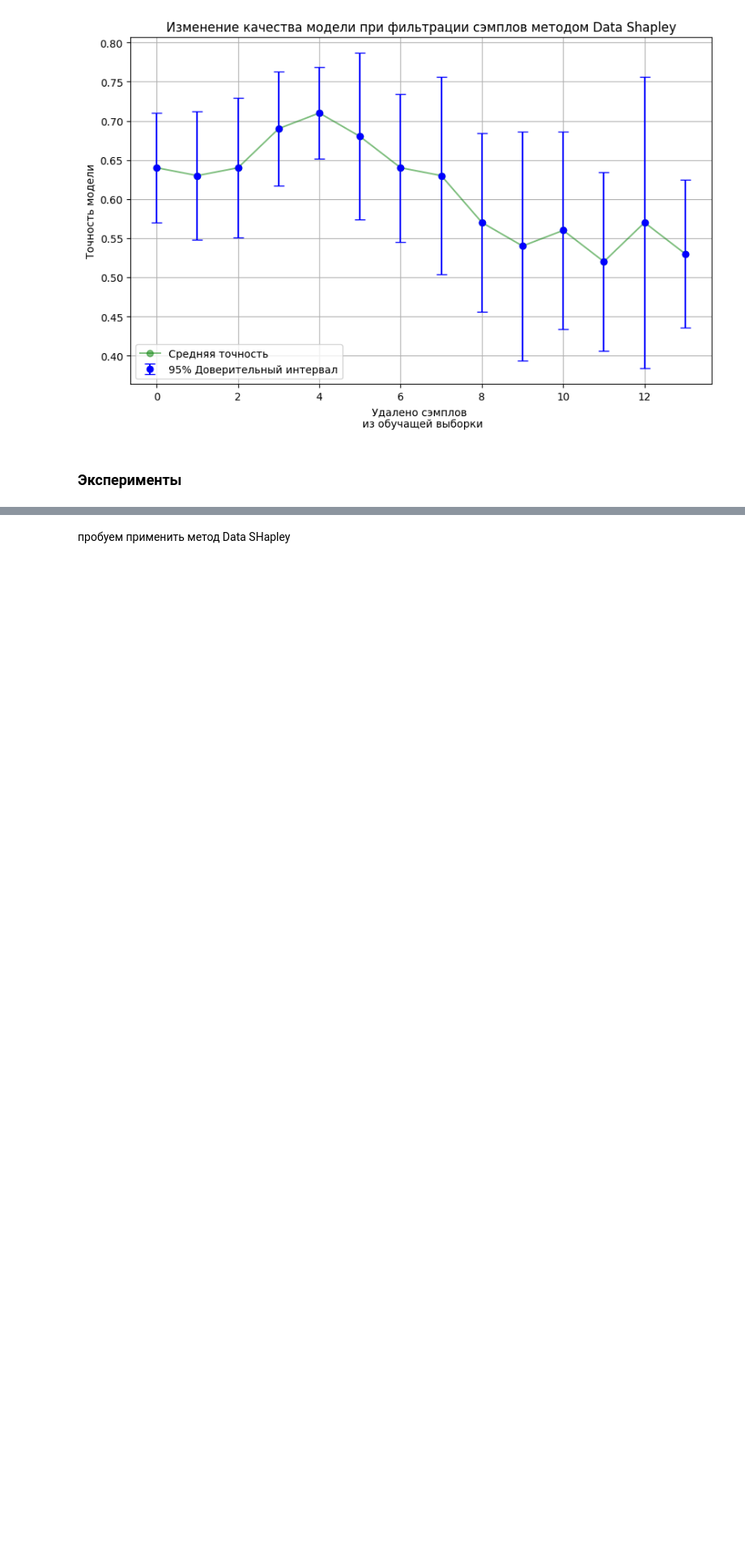
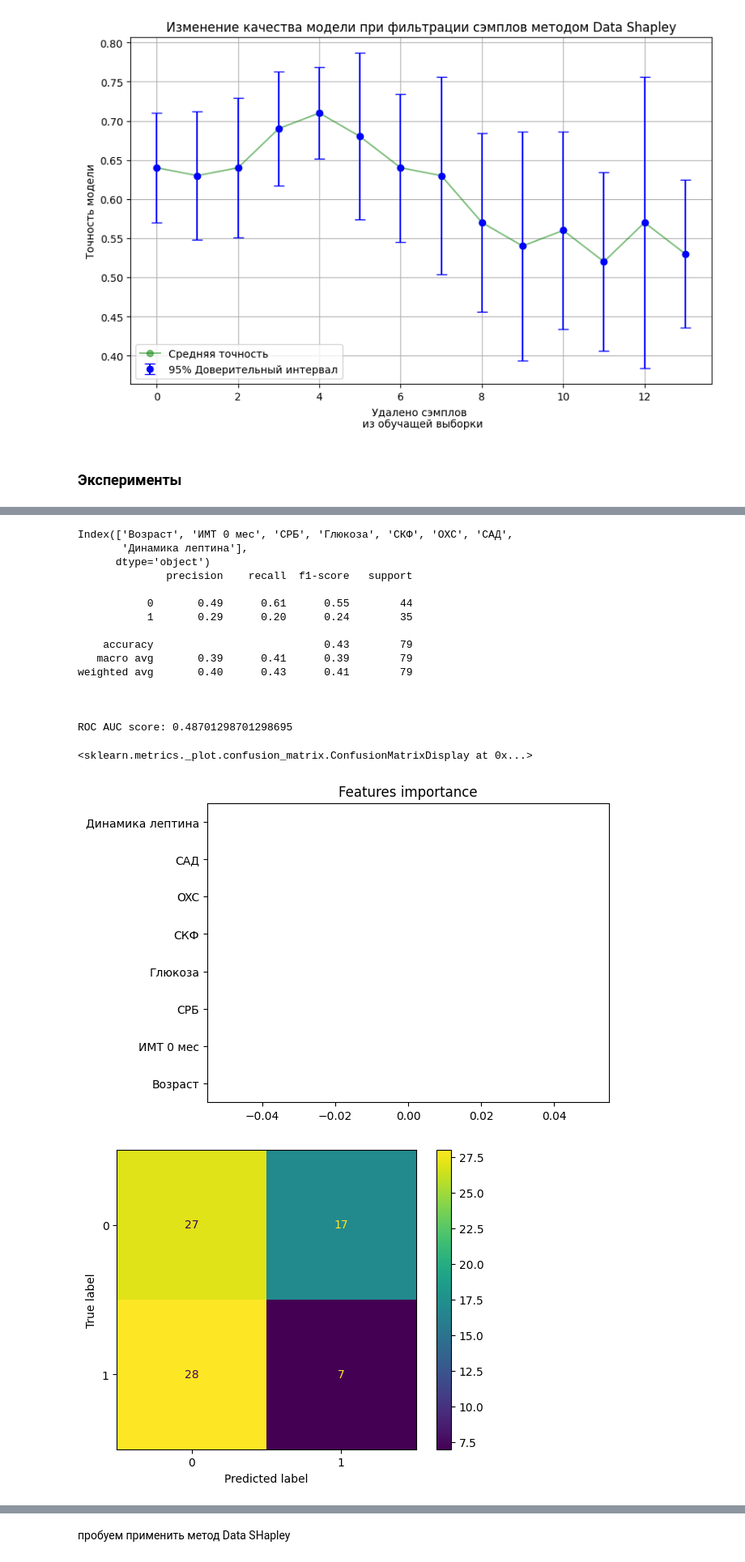
Before and after one commit to geniusserg/Endocrinology, a Jupyter notebook: experiments.ipynb, the cells around one changed output, grey strips where cells are left out. Shown at 81% size. Drawn from its saved outputs; the diff is of its cells as text; code cells hidden in the pictures; blank space fills up the shorter version.

```diff
--- a/experiments.ipynb
+++ b/experiments.ipynb
@@ -223,7 +223,7 @@ def shap_summary_plot(model, X):
     exp = get_shap_explainer(model, X)
     shap.summary_plot(exp.shap_values_calculated[:, :],X)
 
-def experiment_logger(model, X, y_true, y_pred, y_pred_proba, translation_dict=None, save_figures=False):
+def experiment_logger(model, X, y_true, y_pred, y_pred_proba, translation_dict=None, save_figures=False, shap_plot_required=True):
     print(X.columns)
     if translation_dict is not None:
         translated_features = [translation_dict[i] if i in translation_dict else i for i in X.columns]
@@ -243,10 +243,11 @@ def experiment_logger(model, X, y_true, y_pred, y_pred_proba, translation_dict=N
     display(ConfusionMatrixDisplay.from_predictions(y_true, y_pred))
     plt.show()
 
-    exp = get_shap_explainer(model, X)
-    shap.summary_plot(exp.shap_values_calculated[:, :],X, feature_names=translated_features, show=False)
-    if (save_figures):
-        plt.savefig(f"shap_{rocauc}.jpg")
+    if (shap_plot_required):
+      exp = get_shap_explainer(model, X)
+      shap.summary_plot(exp.shap_values_calculated[:, :],X, feature_names=translated_features, show=False)
+      if (save_figures):
+          plt.savefig(f"shap_{rocauc}.jpg")
 
 
 def get_predictions_with_confidence(model, X, y, multi_class=False):
@@ -433,0 +433,36 @@ ROC AUC score: 0.6506493506493507
+# %%
+class ExtraRandomClassifier():
+  def fit(self, X, y):
+    self.positive_class_size = sum(y==1)
+    self.dataset_size = y.shape[0]
+    self.positive_probability = self.positive_class_size/self.dataset_size
+    self.feature_importances_ = [0 for i in X.columns]
+  def predict(self, X):
+    return np.random.binomial(X.shape[0], self.positive_probability, X.shape[0])
+  def predict_proba(self, X):
+    y = self.predict(X)
+    return np.array([[1-i, i] for i in y])
+
+model = ExtraRandomClassifier()
+model, X, y_true, y_pred, y_pred_proba = classification_experiment(model, X, y, use_pipeline=False)
+y_true = np.array(y_true)
+experiment_logger(model, X, y_true, y_pred, y_pred_proba, plots_required=True, shap_plot_required=False)
+# %% [output]
+Index(['Возраст', 'ИМТ 0 мес', 'СРБ', 'Глюкоза', 'СКФ', 'OXC', 'САД',
+       'Динамика лептина'],
+      dtype='object')
+              precision    recall  f1-score   support
+
+           0       0.49      0.61      0.55        44
+           1       0.29      0.20      0.24        35
+
+    accuracy                           0.43        79
+   macro avg       0.39      0.41      0.39        79
+weighted avg       0.40      0.43      0.41        79
+
+
+
+ROC AUC score: 0.48701298701298695
+<sklearn.metrics._plot.confusion_matrix.ConfusionMatrixDisplay at 0x...>
+[figure, added]
+[figure, added]
```
Also changed, not shown: parts of 7 cells of this notebook.
